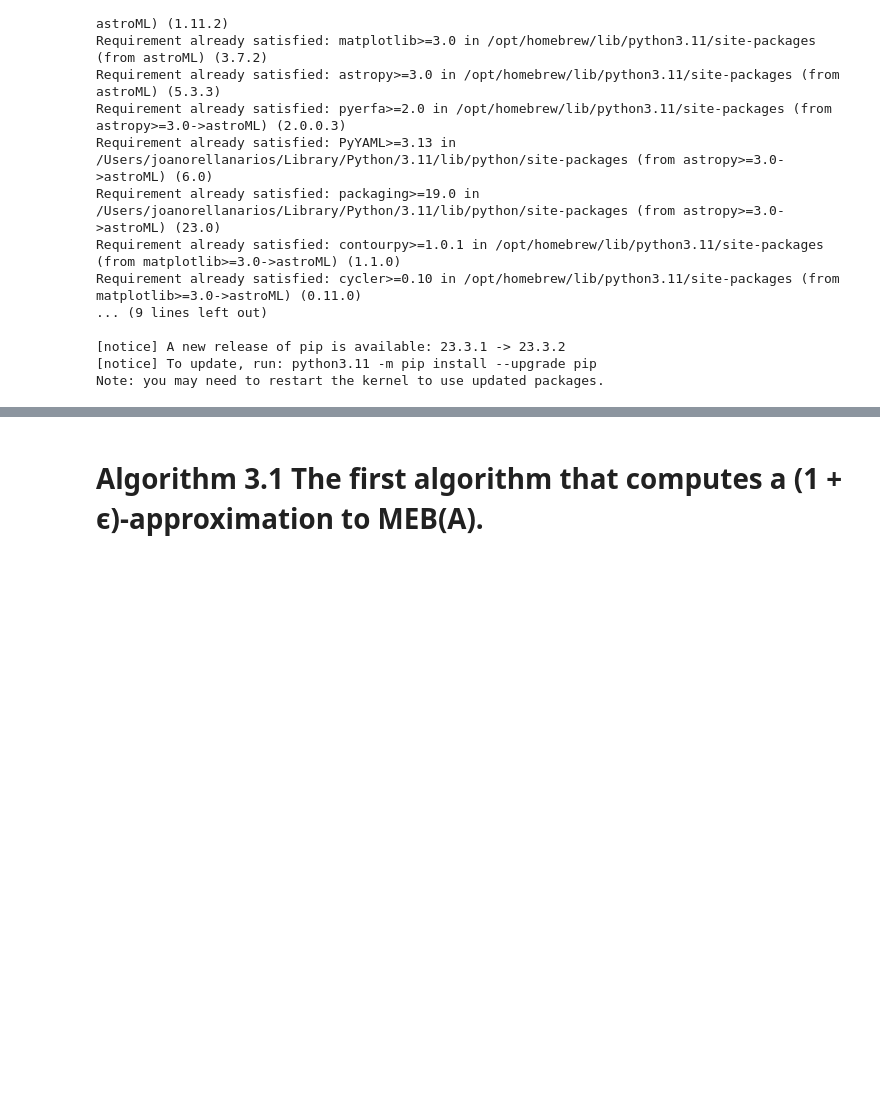
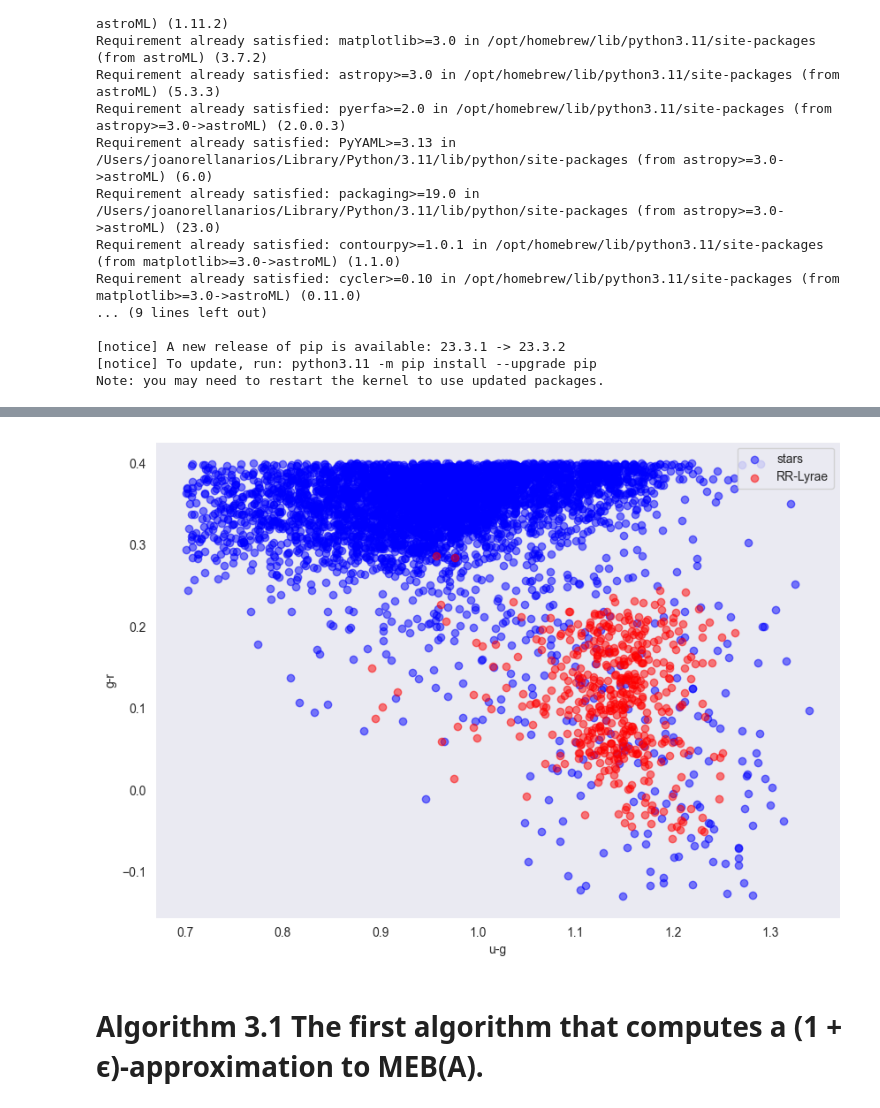
Before and after one commit to joanorePD/Astronomical_Anomaly_Detection_with_MEB, a Jupyter notebook: meb.ipynb, the cells around one changed output, grey strips where cells are left out. Cells and saved outputs as stored; diff of their text form; code cells hidden in the pictures; blank space fills up the shorter version.

```diff
--- a/meb.ipynb
+++ b/meb.ipynb
@@ -91,3 +82,22 @@ plt.scatter(df['u-g'], df['g-r'], c=np.where(df['Type'] == b'ab', 'r', 'b'))
+# %%
+import matplotlib.pyplot as plt
+
+stars_df = df[df['type'] == 'stars']
+rrlyrae_df = df[df['type'] == 'RR-Lyrae']
+
+plt.figure(figsize=(10, 7))
+
+plt.scatter(stars_df['u-g'], stars_df['g-r'], c='b', label='stars', alpha=0.5)
+plt.scatter(rrlyrae_df['u-g'], rrlyrae_df['g-r'], c='r', label='RR-Lyrae', alpha=0.5)
+
+plt.legend(loc='upper right')
+
+plt.xlabel('u-g')
+plt.ylabel('g-r')
+
+plt.show()
+# %% [output]
+[figure, added]
 # %% [markdown]
 # Algorithm 3.1 The first algorithm that computes a (1 + ϵ)-approximation to MEB(A).
 # %%
```
Also changed, not shown: parts of 5 cells of this notebook.
